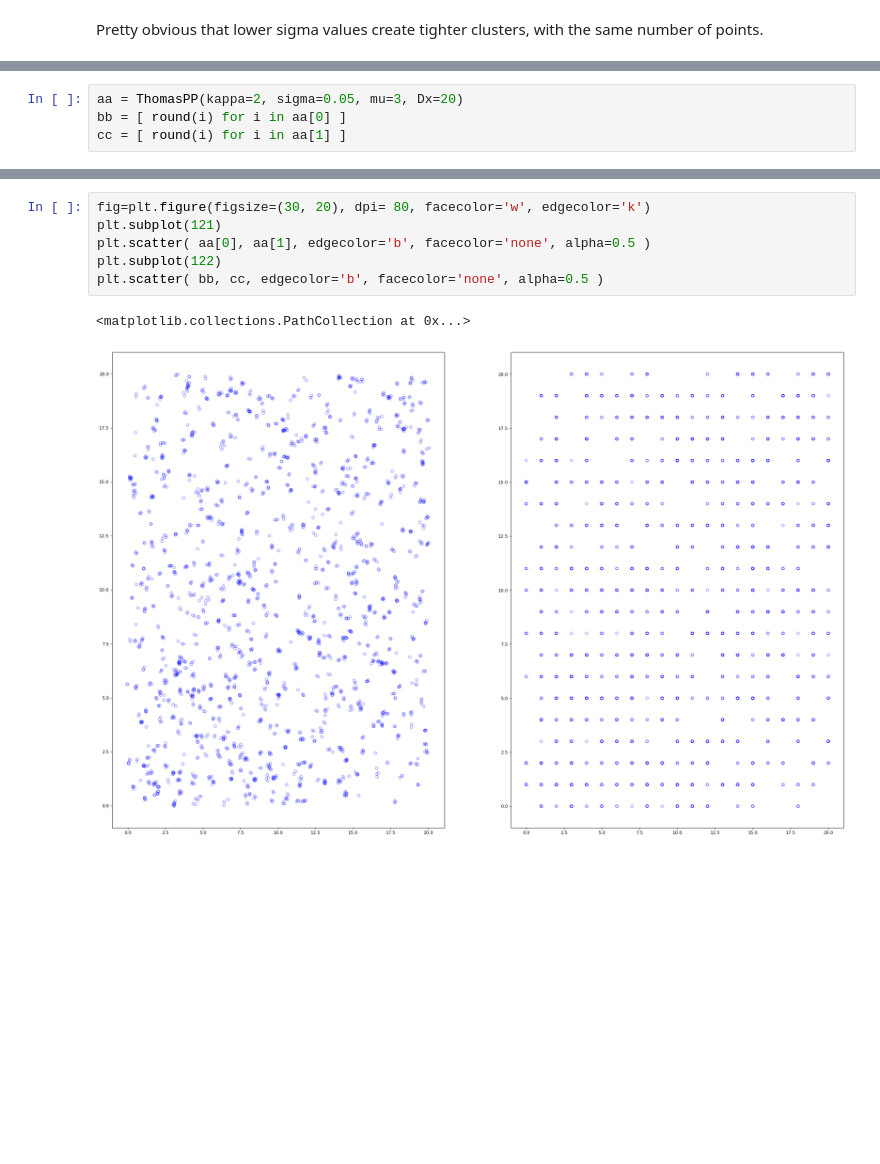
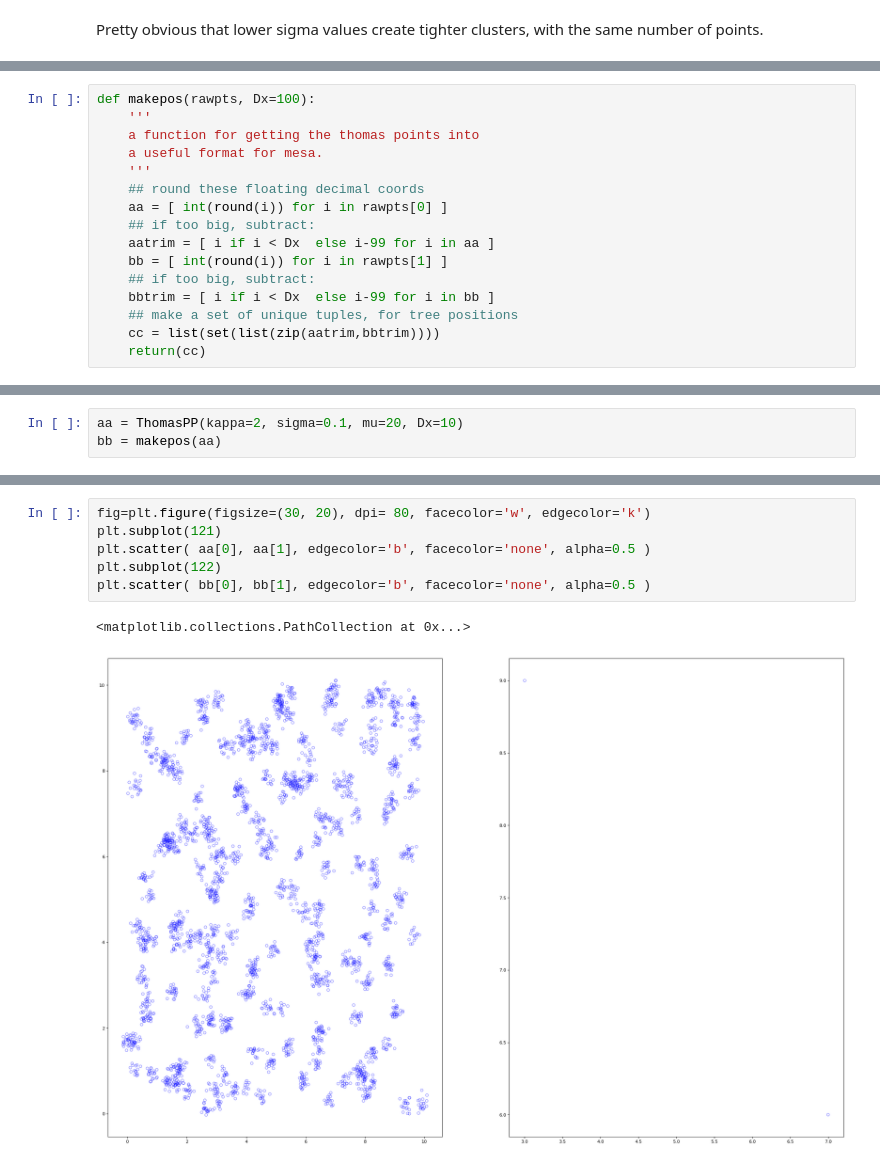
Before and after one commit to danchurch/FA_ABM, a Jupyter notebook: clustering.ipynb, the cells around one changed output, grey strips where cells are left out. Drawn from its saved outputs; the diff is of its cells as text; blank space fills up the shorter version.

```diff
--- a/clustering.ipynb
+++ b/clustering.ipynb
@@ -153,0 +156,16 @@ Pretty obvious that lower sigma values create tighter clusters, with the same nu
+# %%
+def makepos(rawpts, Dx=100):
+    '''
+    a function for getting the thomas points into
+    a useful format for mesa.
+    '''
+    ## round these floating decimal coords
+    aa = [ int(round(i)) for i in rawpts[0] ]
+    ## if too big, subtract:
+    aatrim = [ i if i < Dx  else i-99 for i in aa ]
+    bb = [ int(round(i)) for i in rawpts[1] ]
+    ## if too big, subtract:
+    bbtrim = [ i if i < Dx  else i-99 for i in bb ]
+    ## make a set of unique tuples, for tree positions
+    cc = list(set(list(zip(aatrim,bbtrim))))
+    return(cc)
@@ -154,4 +174,3 @@ Pretty obvious that lower sigma values create tighter clusters, with the same nu
 # %%
-aa = ThomasPP(kappa=2, sigma=0.05, mu=3, Dx=20)
-bb = [ round(i) for i in aa[0] ]
-cc = [ round(i) for i in aa[1] ]
+aa = ThomasPP(kappa=2, sigma=0.1, mu=20, Dx=10)
+bb = makepos(aa)
@@ -158,9 +197,9 @@ cc = [ round(i) for i in aa[1] ]
 # %%
 fig=plt.figure(figsize=(30, 20), dpi= 80, facecolor='w', edgecolor='k')
 plt.subplot(121)
 plt.scatter( aa[0], aa[1], edgecolor='b', facecolor='none', alpha=0.5 )
 plt.subplot(122)
-plt.scatter( bb, cc, edgecolor='b', facecolor='none', alpha=0.5 )
+plt.scatter( bb[0], bb[1], edgecolor='b', facecolor='none', alpha=0.5 )
 # %% [output]
 <matplotlib.collections.PathCollection at 0x...>
-[figure, old version]
+[figure, new version]
```
Also changed, not shown: parts of 3 cells of this notebook, 3 other files.
